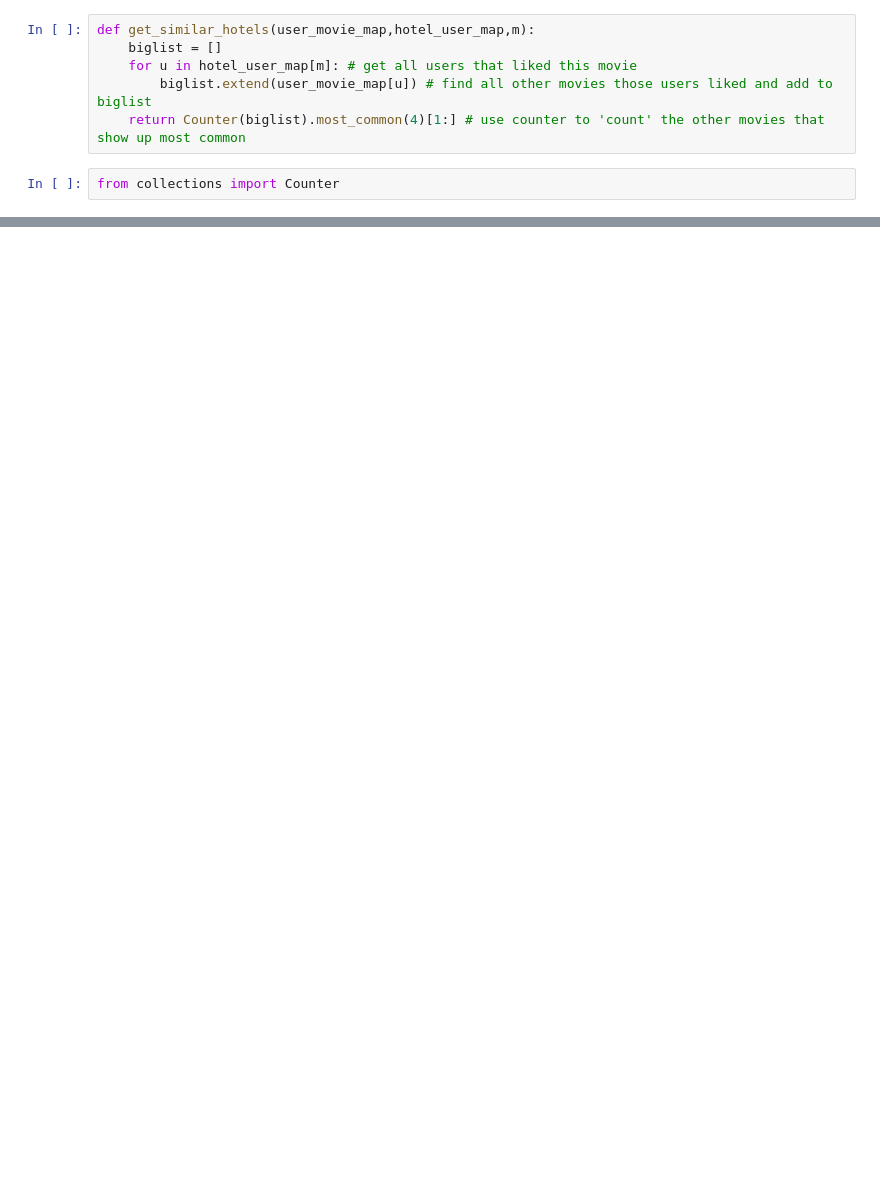
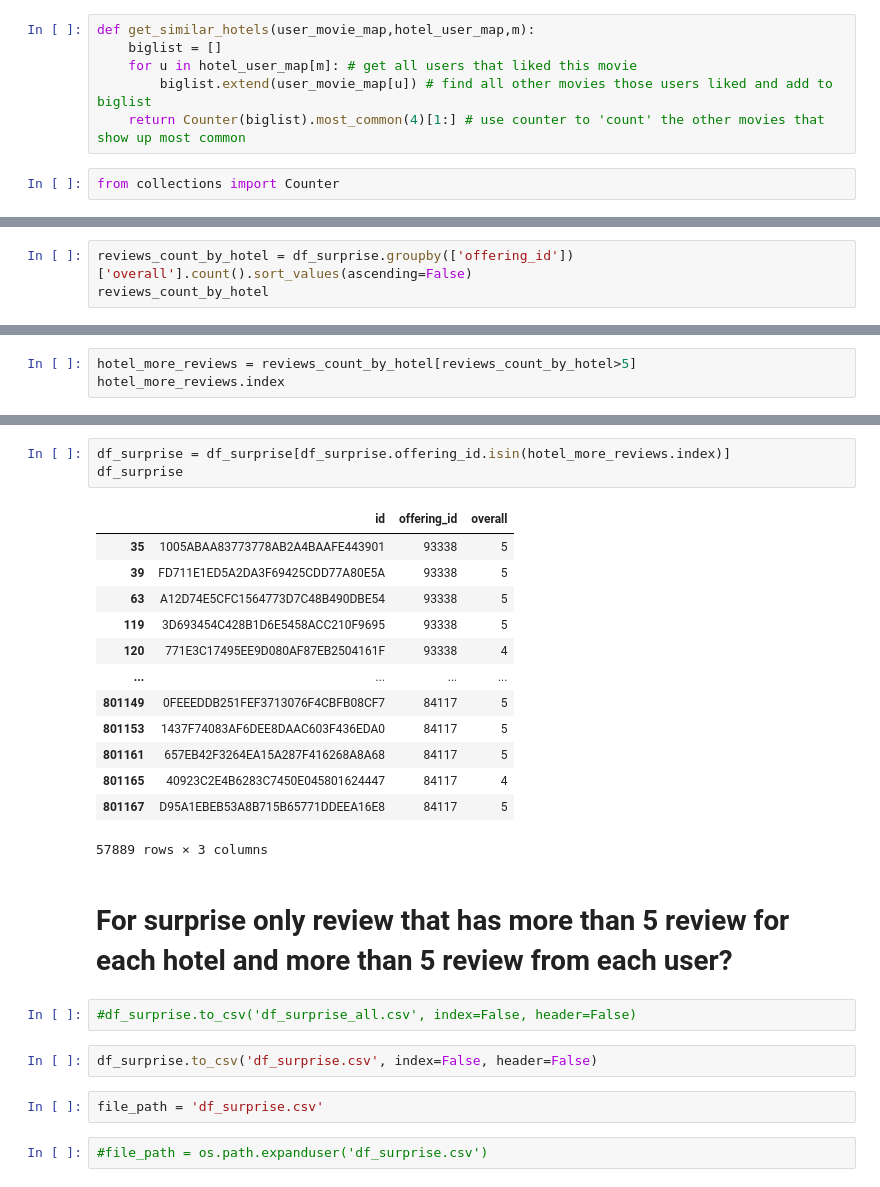
Before and after one commit to albasitdikova/Hotel_recommender_system, a Jupyter notebook: Recommendation_system.ipynb, the cells around one changed output, grey strips where cells are left out. Saved outputs shown, nothing was run; the diff lists cells and outputs as text; blank space fills up the shorter version.

```diff
--- a/Recommendation_system.ipynb
+++ b/Recommendation_system.ipynb
@@ -561,0 +360,3 @@ get_similar_hotels(user_movie_map,hotel_user_map,132337022.0)
+# %%
+reviews_count_by_hotel = df_surprise.groupby(['offering_id'])['overall'].count().sort_values(ascending=False)
+reviews_count_by_hotel
@@ -561,0 +377,3 @@ get_similar_hotels(user_movie_map,hotel_user_map,132337022.0)
+# %%
+hotel_more_reviews = reviews_count_by_hotel[reviews_count_by_hotel>5]
+hotel_more_reviews.index
@@ -561,0 +402,27 @@ get_similar_hotels(user_movie_map,hotel_user_map,132337022.0)
+# %%
+df_surprise = df_surprise[df_surprise.offering_id.isin(hotel_more_reviews.index)]
+df_surprise
+# %% [output]
+|  | id | offering_id | overall |
+| 35 | 1005ABAA83773778AB2A4BAAFE443901 | 93338 | 5 |
+| 39 | FD711E1ED5A2DA3F69425CDD77A80E5A | 93338 | 5 |
+| 63 | A12D74E5CFC1564773D7C48B490DBE54 | 93338 | 5 |
+| 119 | 3D693454C428B1D6E5458ACC210F9695 | 93338 | 5 |
+| 120 | 771E3C17495EE9D080AF87EB2504161F | 93338 | 4 |
+| ... | ... | ... | ... |
+| 801149 | 0FEEEDDB251FEF3713076F4CBFB08CF7 | 84117 | 5 |
+| 801153 | 1437F74083AF6DEE8DAAC603F436EDA0 | 84117 | 5 |
+| 801161 | 657EB42F3264EA15A287F416268A8A68 | 84117 | 5 |
+| 801165 | 40923C2E4B6283C7450E045801624447 | 84117 | 4 |
+| 801167 | D95A1EBEB53A8B715B65771DDEEA16E8 | 84117 | 5 |
+57889 rows × 3 columns
+# %% [markdown]
+# For surprise only review that has more than 5 review for each hotel and more than 5 review from each user?
+# %%
+#df_surprise.to_csv('df_surprise_all.csv', index=False, header=False)
+# %%
+df_surprise.to_csv('df_surprise.csv', index=False, header=False)
+# %%
+file_path = 'df_surprise.csv'
+# %%
+#file_path = os.path.expanduser('df_surprise.csv')
```
Also changed, not shown: parts of 97 cells of this notebook.
